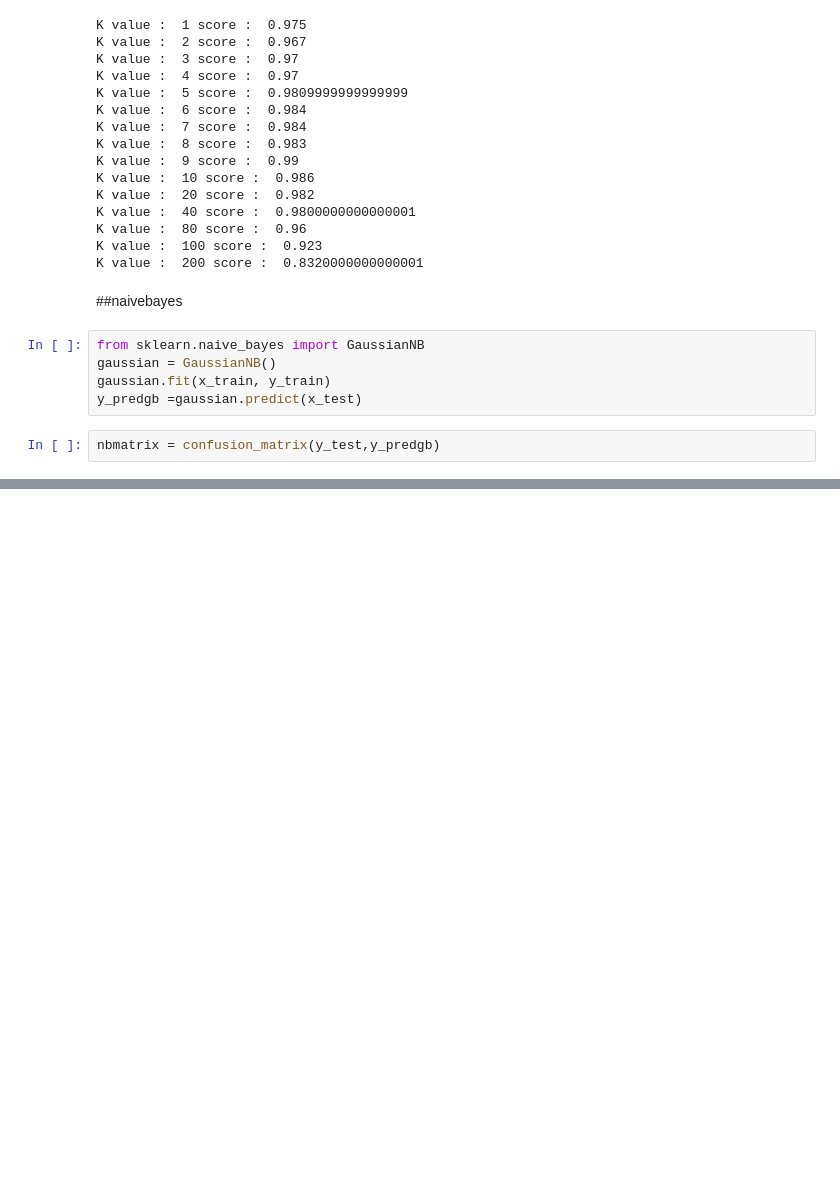
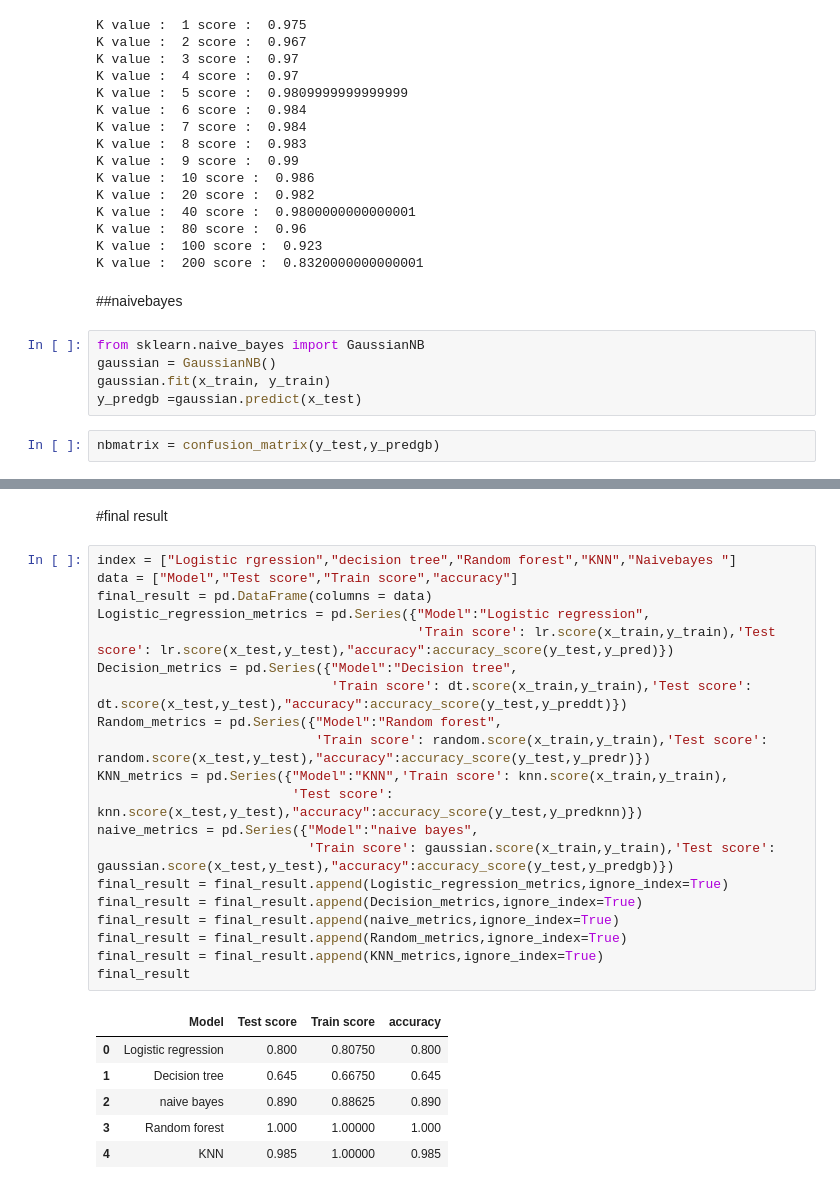
Before and after one commit to Jayasri001/Task--1-Students-grade-classification, a Jupyter notebook: task_1_classification_algorthim_for_studensts.ipynb, the cells around one changed output, grey strips where cells are left out. Cells and saved outputs as stored; diff of their text form; blank space fills up the shorter version.

```diff
--- a/task_1_classification_algorthim_for_studensts.ipynb
+++ b/task_1_classification_algorthim_for_studensts.ipynb
@@ -699,0 +702,29 @@ print({"testscore":gaussian.score(x_test,y_test), "trainscore":  gaussian.score(
+# %% [markdown]
+#final result
+# %%
+index = ["Logistic rgression","decision tree","Random forest","KNN","Naivebayes "]
+data = ["Model","Test score","Train score","accuracy"]
+final_result = pd.DataFrame(columns = data)
+Logistic_regression_metrics = pd.Series({"Model":"Logistic regression",
+                                         'Train score': lr.score(x_train,y_train),'Test score': lr.score(x_test,y_test),"accuracy":accuracy_score(y_test,y_pred)})
+Decision_metrics = pd.Series({"Model":"Decision tree",
+                              'Train score': dt.score(x_train,y_train),'Test score': dt.score(x_test,y_test),"accuracy":accuracy_score(y_test,y_preddt)})
+Random_metrics = pd.Series({"Model":"Random forest",
+                            'Train score': random.score(x_train,y_train),'Test score': random.score(x_test,y_test),"accuracy":accuracy_score(y_test,y_predr)})
+KNN_metrics = pd.Series({"Model":"KNN",'Train score': knn.score(x_train,y_train),
+                         'Test score': knn.score(x_test,y_test),"accuracy":accuracy_score(y_test,y_predknn)})
+naive_metrics = pd.Series({"Model":"naive bayes",
+                           'Train score': gaussian.score(x_train,y_train),'Test score': gaussian.score(x_test,y_test),"accuracy":accuracy_score(y_test,y_predgb)})
+final_result = final_result.append(Logistic_regression_metrics,ignore_index=True)
+final_result = final_result.append(Decision_metrics,ignore_index=True)
+final_result = final_result.append(naive_metrics,ignore_index=True)
+final_result = final_result.append(Random_metrics,ignore_index=True)
+final_result = final_result.append(KNN_metrics,ignore_index=True)
+final_result
+# %% [output]
+|  | Model | Test score | Train score | accuracy |
+| 0 | Logistic regression | 0.800 | 0.80750 | 0.800 |
+| 1 | Decision tree | 0.645 | 0.66750 | 0.645 |
+| 2 | naive bayes | 0.890 | 0.88625 | 0.890 |
+| 3 | Random forest | 1.000 | 1.00000 | 1.000 |
+| 4 | KNN | 0.985 | 1.00000 | 0.985 |
```
Also changed, not shown: parts of 23 cells of this notebook.
